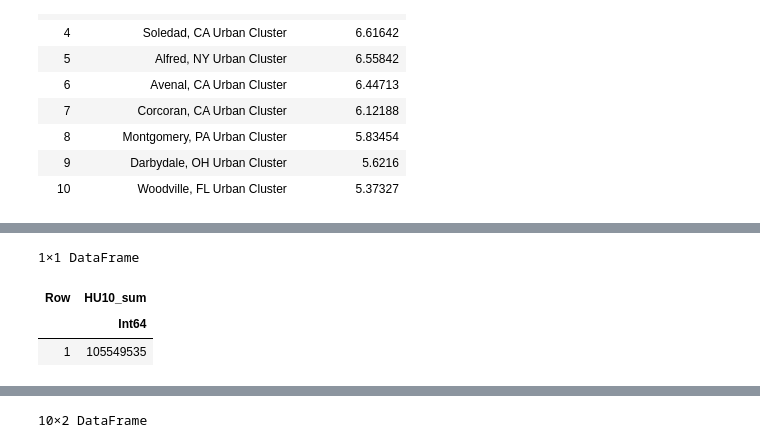
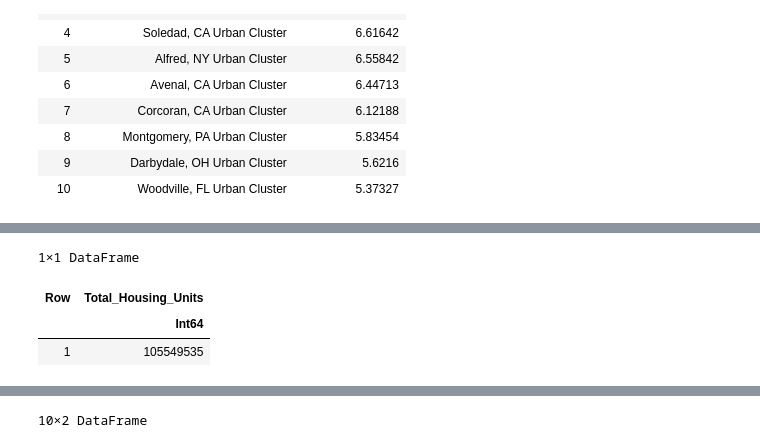
Before and after one commit to pstaabp/sci-comp-book, a Jupyter notebook: julia-output/data-analysis/census.ipynb, the cells around one changed output, grey strips where cells are left out. Cells and saved outputs as stored; diff of their text form; code cells hidden in the pictures.

```diff
--- a/julia-output/data-analysis/census.ipynb
+++ b/julia-output/data-analysis/census.ipynb
@@ -3,5 +3,5 @@ using DataFrames, Chain, Statistics, CSV
 # %%
-census = CSV.read("../assets/datasets/Gaz_ua_national.csv",DataFrame)
+census = CSV.read("../../assets/datasets/Gaz_ua_national.csv",DataFrame)
 names(census)
 # %% [output]
 11-element Vector{String}:
@@ -125,9 +188,9 @@ end
 # %%
-@chain census_data begin
-  combine(:HU10 => sum)
+@chain census begin
+  combine(:HU10 => sum => :Total_Housing_Units)
 end
 # %% [output]
 1×1 DataFrame
-| Row | HU10_sum |
+| Row | Total_Housing_Units |
 |  | Int64 |
 | 1 | 105549535 |
```
Also changed, not shown: parts of 22 cells of this notebook, 39 other files.
